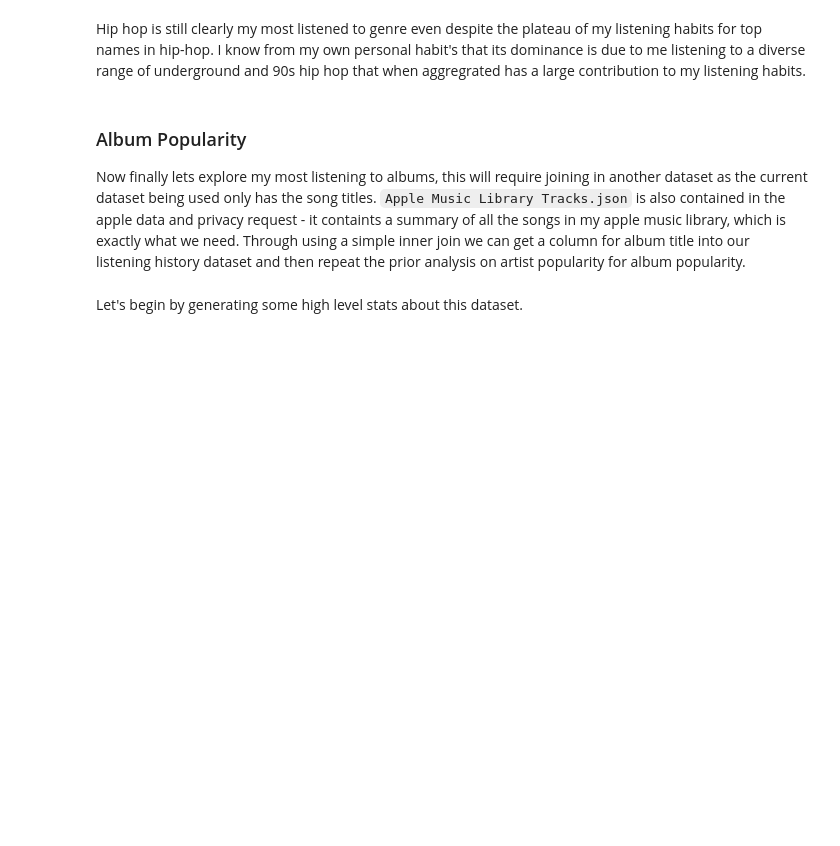
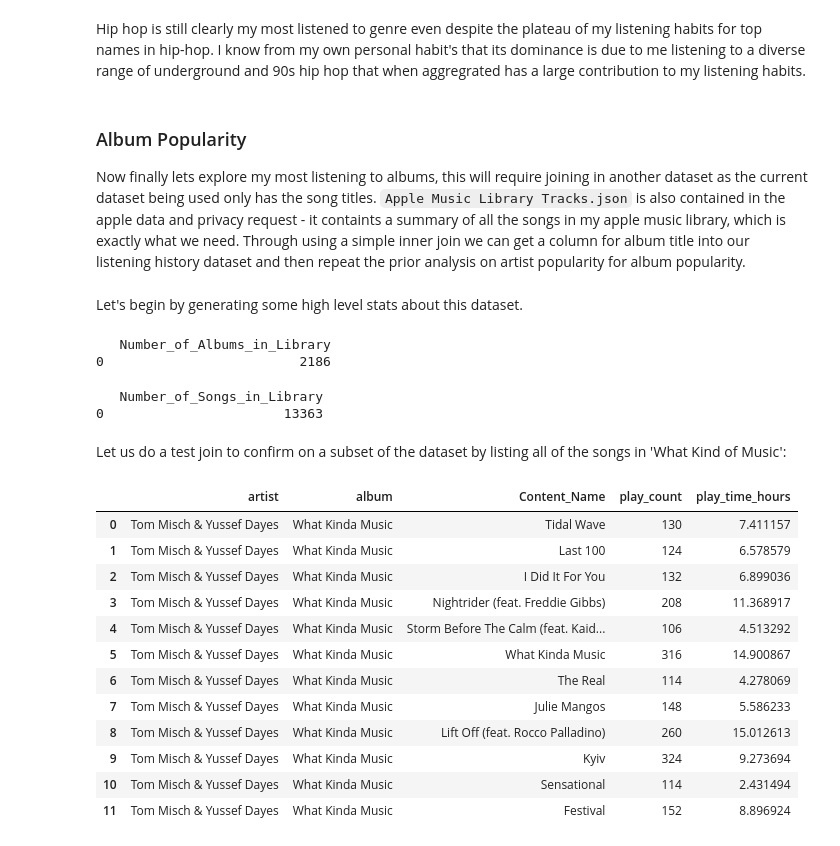
Before and after one commit to 1602077/apple_music_replay, a Jupyter notebook: apple_music_replay.ipynb, the cells around one changed output. Saved outputs shown, nothing was run; the diff lists cells and outputs as text; code cells hidden in the pictures; blank space fills up the shorter version.

```diff
--- a/apple_music_replay.ipynb
+++ b/apple_music_replay.ipynb
@@ -319,0 +322,47 @@ Let's begin by generating some high level stats about this dataset.
+# %%
+num_albums="""
+    SELECT COUNT(DISTINCT album) AS Number_of_Albums_in_Library
+    FROM `apple-music-replay.apple_music_data.MusicLibrary`
+    """
+df = client.query(num_albums).to_dataframe()
+print(df)
+# %% [output]
+   Number_of_Albums_in_Library
+0                         2186
+# %%
+num_songs="""
+    SELECT COUNT(DISTINCT title) AS Number_of_Songs_in_Library
+    FROM `apple-music-replay.apple_music_data.MusicLibrary`
+    """
+df = client.query(num_songs).to_dataframe()
+print(df)
+# %% [output]
+   Number_of_Songs_in_Library
+0                       13363
+# %% [markdown]
+Let us do a test join to confirm on a subset of the dataset by listing all of the songs in 'What Kind of Music':
+# %%
+testjoin="""
+    SELECT ml.artist, ml.album, lh.Content_Name, COUNT(lh.Content_Name) play_count, SUM(Play_Duration_Milliseconds)/(60*60*1000) play_time_hours
+    FROM `apple-music-replay.apple_music_data.listening_history` lh
+    LEFT JOIN `apple-music-replay.apple_music_data.MusicLibrary` ml
+        ON lh.Content_Name = ml.title
+    WHERE ml.album = "What Kinda Music"
+    GROUP BY lh.Content_Name, ml.album, ml.artist
+"""
+df = client.query(testjoin).to_dataframe()
+df.head(15)
+# %% [output]
+|  | artist | album | Content_Name | play_count | play_time_hours |
+| 0 | Tom Misch & Yussef Dayes | What Kinda Music | Tidal Wave | 130 | 7.411157 |
+| 1 | Tom Misch & Yussef Dayes | What Kinda Music | Last 100 | 124 | 6.578579 |
+| 2 | Tom Misch & Yussef Dayes | What Kinda Music | I Did It For You | 132 | 6.899036 |
+| 3 | Tom Misch & Yussef Dayes | What Kinda Music | Nightrider (feat. Freddie Gibbs) | 208 | 11.368917 |
+| 4 | Tom Misch & Yussef Dayes | What Kinda Music | Storm Before The Calm (feat. Kaid... | 106 | 4.513292 |
+| 5 | Tom Misch & Yussef Dayes | What Kinda Music | What Kinda Music | 316 | 14.900867 |
+| 6 | Tom Misch & Yussef Dayes | What Kinda Music | The Real | 114 | 4.278069 |
+| 7 | Tom Misch & Yussef Dayes | What Kinda Music | Julie Mangos | 148 | 5.586233 |
+| 8 | Tom Misch & Yussef Dayes | What Kinda Music | Lift Off (feat. Rocco Palladino) | 260 | 15.012613 |
+| 9 | Tom Misch & Yussef Dayes | What Kinda Music | Kyiv | 324 | 9.273694 |
+| 10 | Tom Misch & Yussef Dayes | What Kinda Music | Sensational | 114 | 2.431494 |
+| 11 | Tom Misch & Yussef Dayes | What Kinda Music | Festival | 152 | 8.896924 |
```
Also changed, not shown: parts of 13 cells of this notebook.
